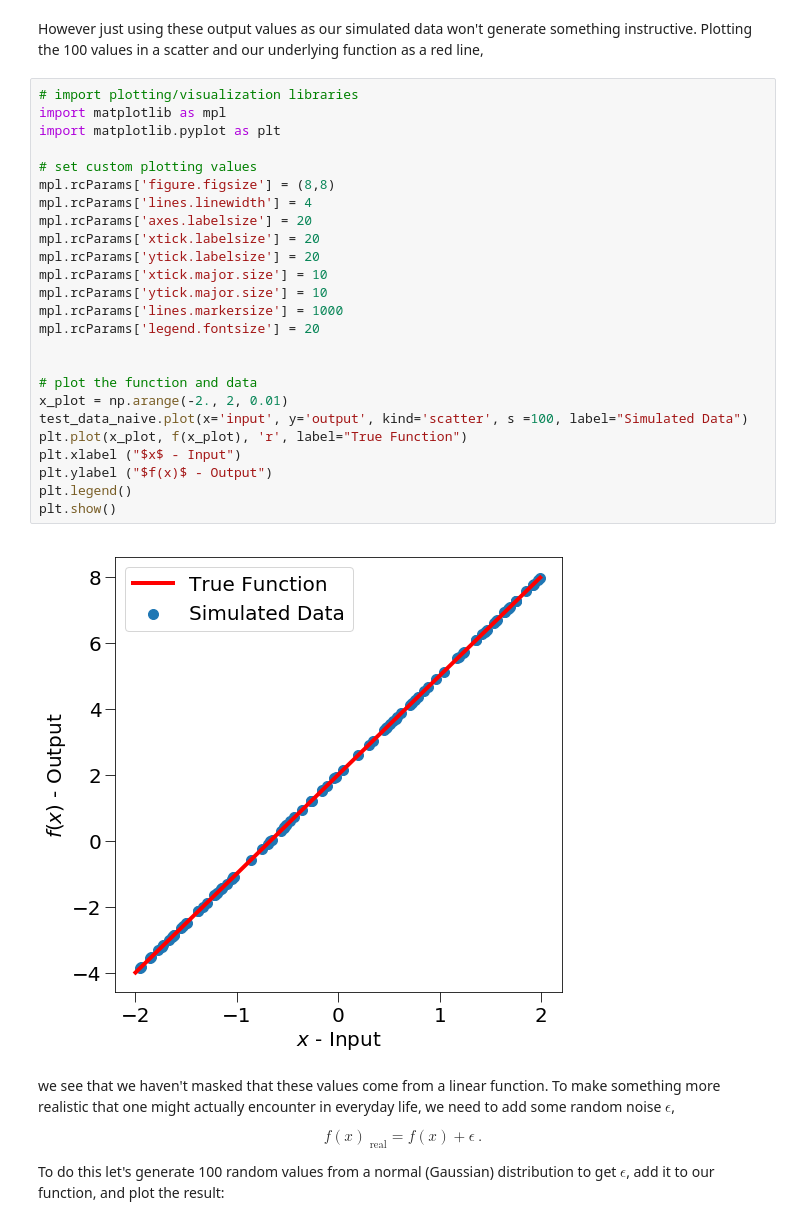
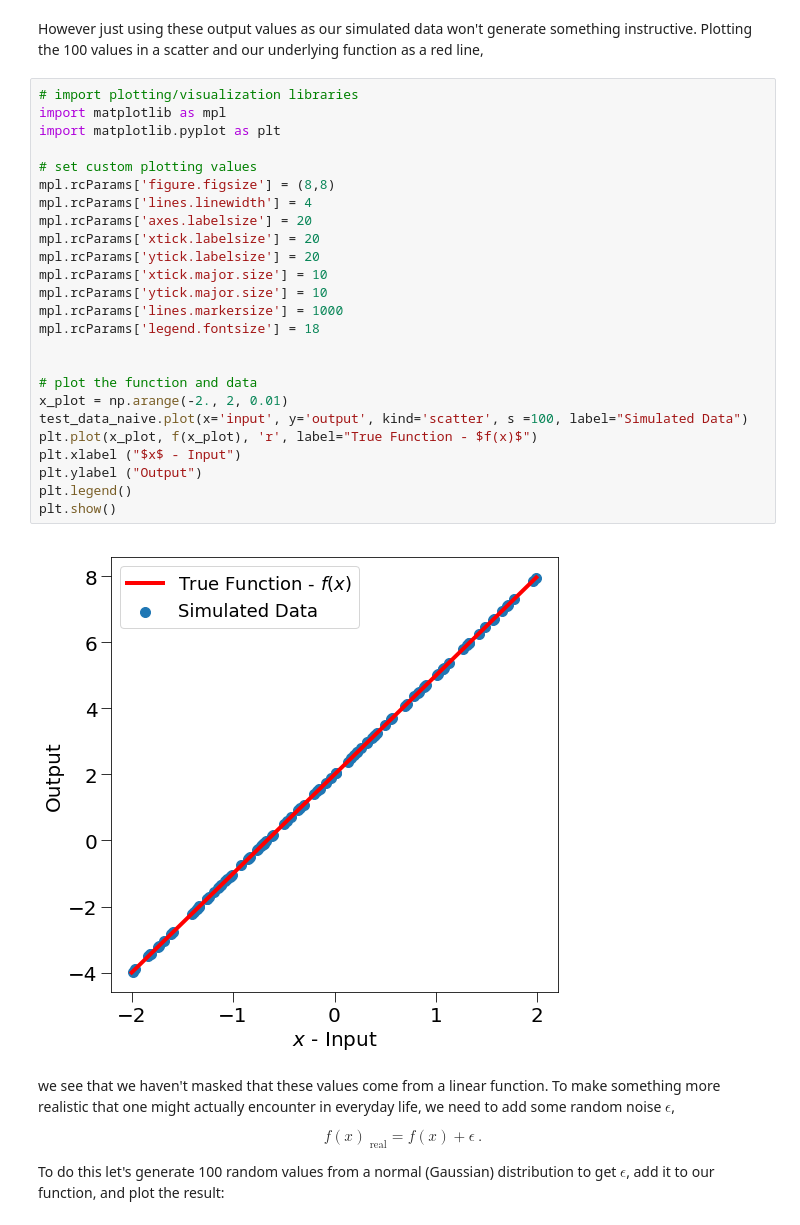
Before and after one commit to nuclth/Python_Statistics, a Jupyter notebook: Simulated_Linear_Regression.ipynb, the cells around one changed output. Drawn from its saved outputs; the diff is of its cells as text.

```diff
--- a/Simulated_Linear_Regression.ipynb
+++ b/Simulated_Linear_Regression.ipynb
@@ -47,30 +47,30 @@ However just using these output values as our simulated data won't generate some
 # %%
 # import plotting/visualization libraries
 import matplotlib as mpl
 import matplotlib.pyplot as plt
 
 # set custom plotting values
 mpl.rcParams['figure.figsize'] = (8,8)
 mpl.rcParams['lines.linewidth'] = 4
 mpl.rcParams['axes.labelsize'] = 20
 mpl.rcParams['xtick.labelsize'] = 20
 mpl.rcParams['ytick.labelsize'] = 20
 mpl.rcParams['xtick.major.size'] = 10
 mpl.rcParams['ytick.major.size'] = 10
 mpl.rcParams['lines.markersize'] = 1000
-mpl.rcParams['legend.fontsize'] = 20
+mpl.rcParams['legend.fontsize'] = 18
 
 
 # plot the function and data
 x_plot = np.arange(-2., 2, 0.01)
 test_data_naive.plot(x='input', y='output', kind='scatter', s =100, label="Simulated Data")
-plt.plot(x_plot, f(x_plot), 'r', label="True Function")
+plt.plot(x_plot, f(x_plot), 'r', label="True Function - $f(x)$")
 plt.xlabel ("$x$ - Input")
-plt.ylabel ("$f(x)$ - Output")
+plt.ylabel ("Output")
 plt.legend()
 plt.show()
 # %% [output]
-[figure, old version]
+[figure, new version]
 # %% [markdown]
 we see that we haven't masked that these values come from a linear function. To make something more realistic that one might actually encounter in everyday life, we need to add some random noise $\epsilon$,
 
```
Also changed, not shown: parts of 6 cells of this notebook, 1 other file.
